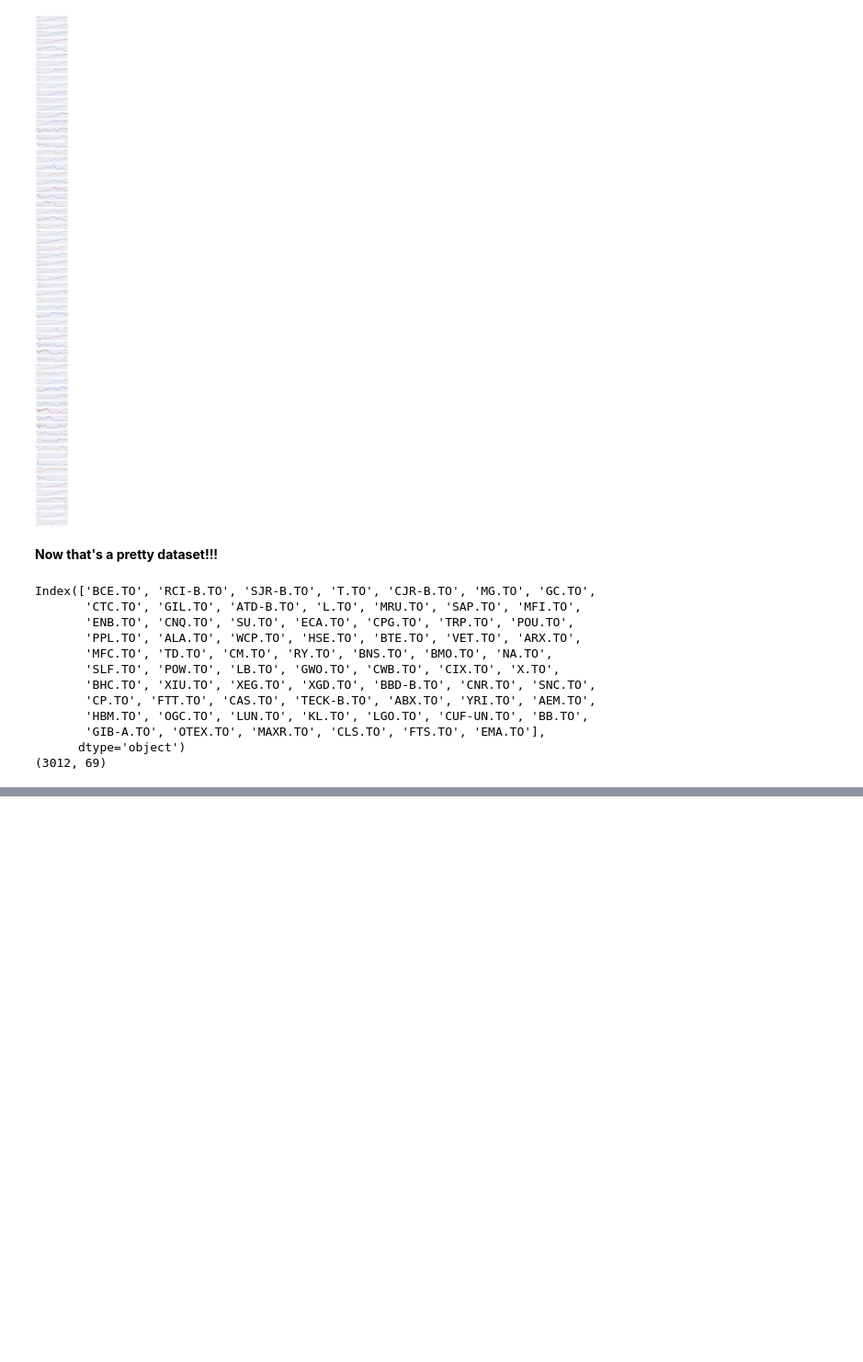
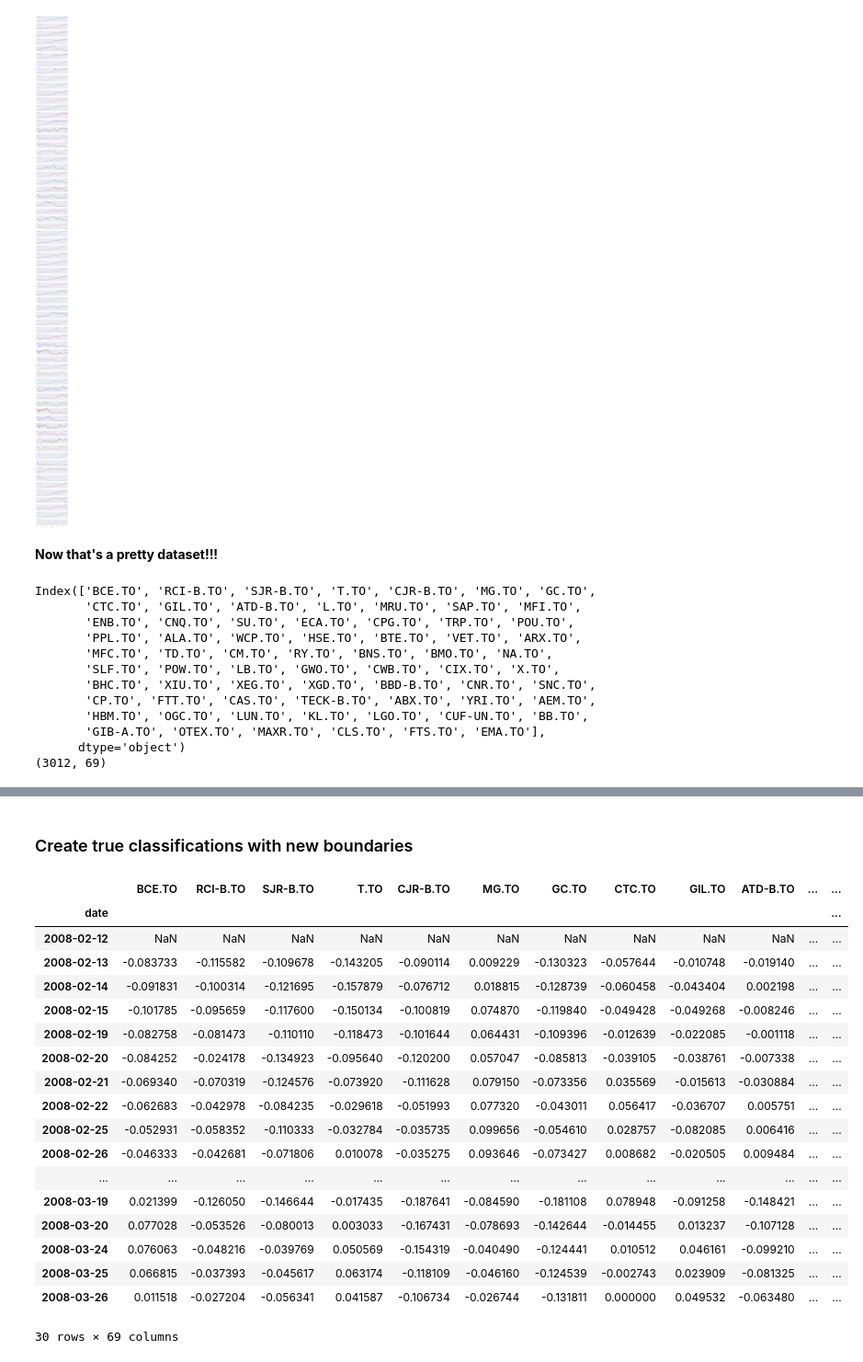
Before and after one commit to daniel-fudge/DRL-Portfolio-Optimization, a Jupyter notebook: data_preparation.ipynb, the cells around one changed output, grey strips where cells are left out. Shown at 92% size. Cells and saved outputs as stored; diff of their text form; code cells hidden in the pictures; blank space fills up the shorter version.

```diff
--- a/data_preparation.ipynb
+++ b/data_preparation.ipynb
@@ -168,0 +296,24 @@ Note we will reload the data saved in the previous step so you can start here in
+# %% [markdown]
+### Create true classifications with new boundaries
+# %%
+actual_returns[dt].iloc[30:60, :]
+# %% [output]
+|  | BCE.TO | RCI-B.TO | SJR-B.TO | T.TO | CJR-B.TO | MG.TO | GC.TO | CTC.TO | GIL.TO | ATD-B.TO | ... | ... |
+| date |  |  |  |  |  |  |  |  |  |  |  | ... |
+| 2008-02-12 | NaN | NaN | NaN | NaN | NaN | NaN | NaN | NaN | NaN | NaN | ... | ... |
+| 2008-02-13 | -0.083733 | -0.115582 | -0.109678 | -0.143205 | -0.090114 | 0.009229 | -0.130323 | -0.057644 | -0.010748 | -0.019140 | ... | ... |
+| 2008-02-14 | -0.091831 | -0.100314 | -0.121695 | -0.157879 | -0.076712 | 0.018815 | -0.128739 | -0.060458 | -0.043404 | 0.002198 | ... | ... |
+| 2008-02-15 | -0.101785 | -0.095659 | -0.117600 | -0.150134 | -0.100819 | 0.074870 | -0.119840 | -0.049428 | -0.049268 | -0.008246 | ... | ... |
+| 2008-02-19 | -0.082758 | -0.081473 | -0.110110 | -0.118473 | -0.101644 | 0.064431 | -0.109396 | -0.012639 | -0.022085 | -0.001118 | ... | ... |
+| 2008-02-20 | -0.084252 | -0.024178 | -0.134923 | -0.095640 | -0.120200 | 0.057047 | -0.085813 | -0.039105 | -0.038761 | -0.007338 | ... | ... |
+| 2008-02-21 | -0.069340 | -0.070319 | -0.124576 | -0.073920 | -0.111628 | 0.079150 | -0.073356 | 0.035569 | -0.015613 | -0.030884 | ... | ... |
+| 2008-02-22 | -0.062683 | -0.042978 | -0.084235 | -0.029618 | -0.051993 | 0.077320 | -0.043011 | 0.056417 | -0.036707 | 0.005751 | ... | ... |
+| 2008-02-25 | -0.052931 | -0.058352 | -0.110333 | -0.032784 | -0.035735 | 0.099656 | -0.054610 | 0.028757 | -0.082085 | 0.006416 | ... | ... |
+| 2008-02-26 | -0.046333 | -0.042681 | -0.071806 | 0.010078 | -0.035275 | 0.093646 | -0.073427 | 0.008682 | -0.020505 | 0.009484 | ... | ... |
+| ... | ... | ... | ... | ... | ... | ... | ... | ... | ... | ... | ... | ... |
+| 2008-03-19 | 0.021399 | -0.126050 | -0.146644 | -0.017435 | -0.187641 | -0.084590 | -0.181108 | 0.078948 | -0.091258 | -0.148421 | ... | ... |
+| 2008-03-20 | 0.077028 | -0.053526 | -0.080013 | 0.003033 | -0.167431 | -0.078693 | -0.142644 | -0.014455 | 0.013237 | -0.107128 | ... | ... |
+| 2008-03-24 | 0.076063 | -0.048216 | -0.039769 | 0.050569 | -0.154319 | -0.040490 | -0.124441 | 0.010512 | 0.046161 | -0.099210 | ... | ... |
+| 2008-03-25 | 0.066815 | -0.037393 | -0.045617 | 0.063174 | -0.118109 | -0.046160 | -0.124539 | -0.002743 | 0.023909 | -0.081325 | ... | ... |
+| 2008-03-26 | 0.011518 | -0.027204 | -0.056341 | 0.041587 | -0.106734 | -0.026744 | -0.131811 | 0.000000 | 0.049532 | -0.063480 | ... | ... |
+30 rows × 69 columns
```
Also changed, not shown: parts of 12 cells of this notebook, 1 other file.
